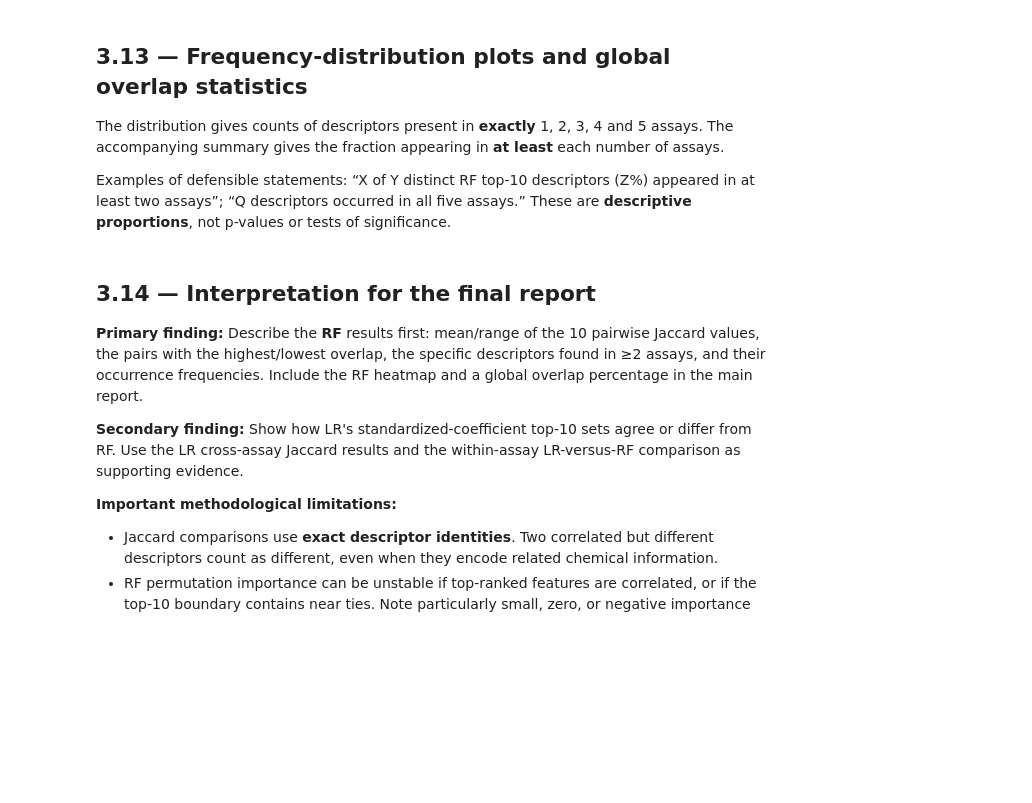
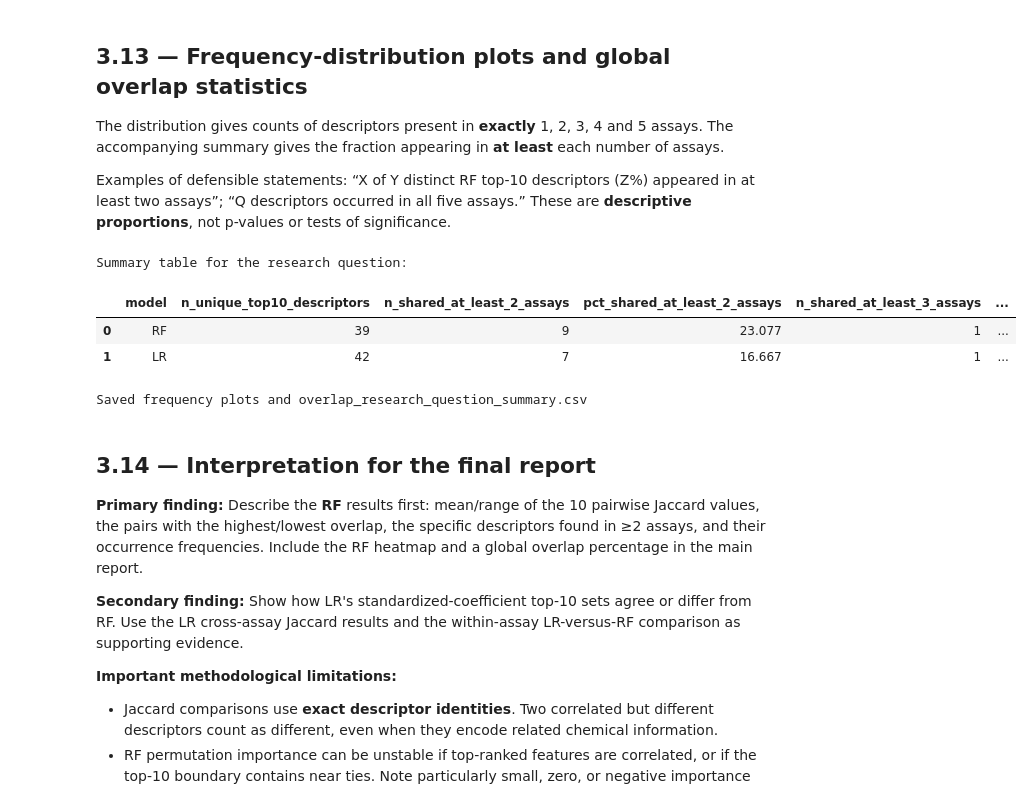
Before and after one commit to Natashasia/CHE1147-Group-6, a Jupyter notebook: notebooks/03_Results_Interpretation.ipynb, the cells around one changed output. Saved outputs shown, nothing was run; the diff lists cells and outputs as text; code cells hidden in the pictures; blank space fills up the shorter version.

```diff
--- a/notebooks/03_Results_Interpretation.ipynb
+++ b/notebooks/03_Results_Interpretation.ipynb
@@ -682,33 +938,41 @@ for model in ["RF", "LR"]:
                 str(int(count)), ha="center", va="bottom")
     fig.tight_layout()
     fig.savefig(figures03 / f"descriptor_frequency_{model}.png",
                 dpi=FIGURE_DPI, bbox_inches="tight")
     plt.close(fig)
 
 # An easy-to-cite table for the Results and Discussion text.
 summary_rows = []
 for model in ["RF", "LR"]:
     coverage = coverage_tables[model].set_index("k_assays")
     pairs = jaccard_pair_tables[model]
     summary_rows.append({
         "model": model,
         "n_unique_top10_descriptors": int(coverage.loc[1, "n_unique_descriptors"]),
         "n_shared_at_least_2_assays": int(coverage.loc[2, "n_at_least_k"]),
         "pct_shared_at_least_2_assays": float(coverage.loc[2, "pct_unique_at_least_k"]),
         "n_shared_at_least_3_assays": int(coverage.loc[3, "n_at_least_k"]),
         "pct_shared_at_least_3_assays": float(coverage.loc[3, "pct_unique_at_least_k"]),
+        "n_shared_at_least_4_assays": int(coverage.loc[4, "n_at_least_k"]),
+        "pct_shared_at_least_4_assays": float(coverage.loc[4, "pct_unique_at_least_k"]),
         "n_shared_all_5_assays": int(coverage.loc[5, "n_at_least_k"]),
         "five_way_intersection_over_union": float(coverage.loc[5, "n_at_least_k"] / coverage.loc[1, "n_unique_descriptors"]),
         "mean_pairwise_jaccard": float(pairs["jaccard"].mean()),
         "median_pairwise_jaccard": float(pairs["jaccard"].median()),
         "min_pairwise_jaccard": float(pairs["jaccard"].min()),
         "max_pairwise_jaccard": float(pairs["jaccard"].max()),
     })
 overlap_research_summary = pd.DataFrame(summary_rows)
 overlap_research_summary.to_csv(metrics03 / "overlap_research_question_summary.csv", index=False)
 print("Summary table for the research question:")
 display(overlap_research_summary.round(3))
 print("Saved frequency plots and overlap_research_question_summary.csv")
+# %% [output]
+Summary table for the research question:
+|  | model | n_unique_top10_descriptors | n_shared_at_least_2_assays | pct_shared_at_least_2_assays | n_shared_at_least_3_assays | ... |
+| 0 | RF | 39 | 9 | 23.077 | 1 | ... |
+| 1 | LR | 42 | 7 | 16.667 | 1 | ... |
+Saved frequency plots and overlap_research_question_summary.csv
 # %% [markdown]
 ## 3.14 — Interpretation for the final report
 
```
Also changed, not shown: parts of 12 cells of this notebook, 2 other files.
